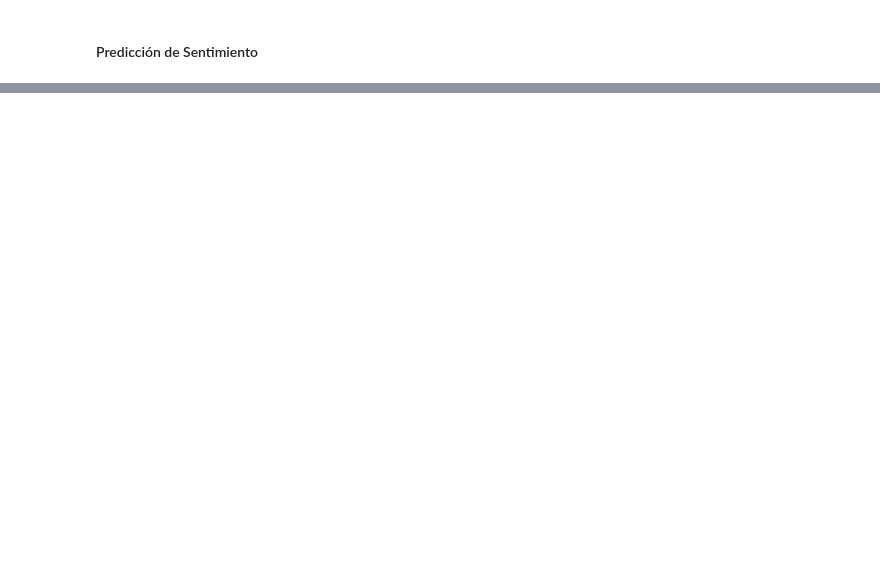
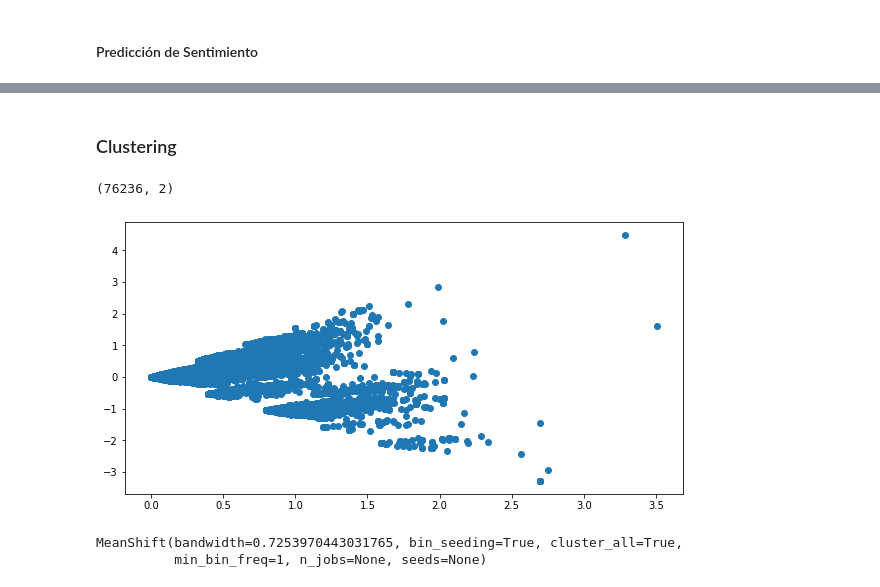
Before and after one commit to jpcastillog/Proyecto-INF-335, a Jupyter notebook: Proyecto_Busqueda_Web.ipynb, the cells around one changed output, grey strips where cells are left out. Cells and saved outputs as stored; diff of their text form; code cells hidden in the pictures; blank space fills up the shorter version.

Commit message:
cluster

```diff
--- a/Proyecto_Busqueda_Web.ipynb
+++ b/Proyecto_Busqueda_Web.ipynb
@@ -422,0 +484,29 @@ np.save('feature_matrix_to_predict.npy', feature_matrix_to_predict)
+# %% [markdown]
+### Clustering
+# %%
+from sklearn.decomposition import TruncatedSVD
+
+vectorizer= CountVectorizer(ngram_range=(1, 1), binary=False)
+vectorizer.fit(tokens)
+tf = vectorizer.transform(tokens)
+
+model = TruncatedSVD(n_components=2)
+model.fit(tf)
+x_plot = model.transform(tf)
+print(x_plot.shape)
+plt.figure(figsize=(10,5))
+plt.scatter(x_plot[:,0], x_plot[:,1])
+plt.show()
+# %% [output]
+(76236, 2)
+[figure, added]
+# %%
+from sklearn.cluster import KMeans, MeanShift, estimate_bandwidth
+
+bandwidth = estimate_bandwidth(x_plot, quantile=0.9, n_samples=2000)
+
+ms = MeanShift(bandwidth=bandwidth, bin_seeding=True)
+ms.fit(x_plot)
+# %% [output]
+MeanShift(bandwidth=0.7253970443031765, bin_seeding=True, cluster_all=True,
+          min_bin_freq=1, n_jobs=None, seeds=None)
```
Also changed, not shown: parts of 19 cells of this notebook.
